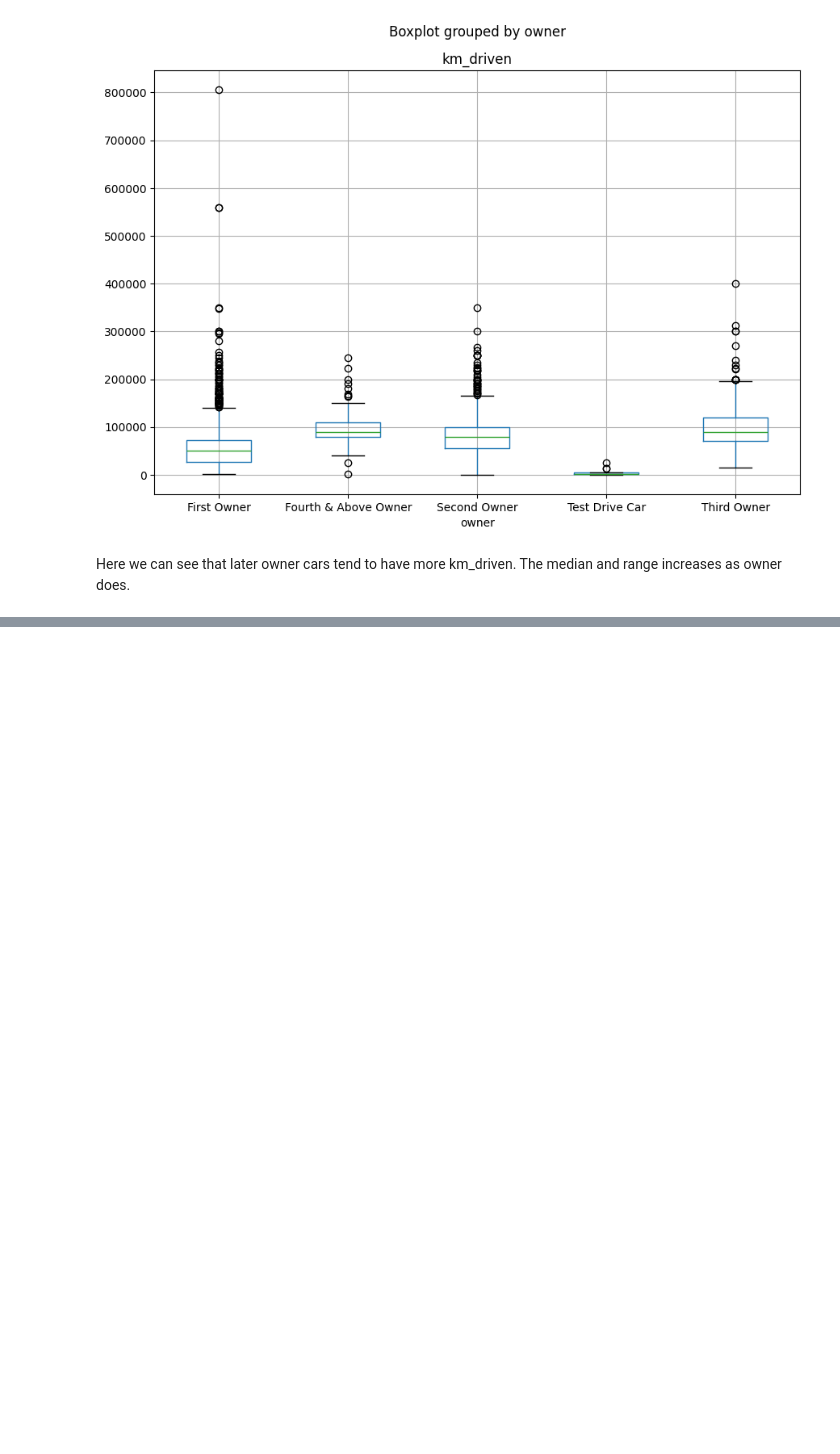
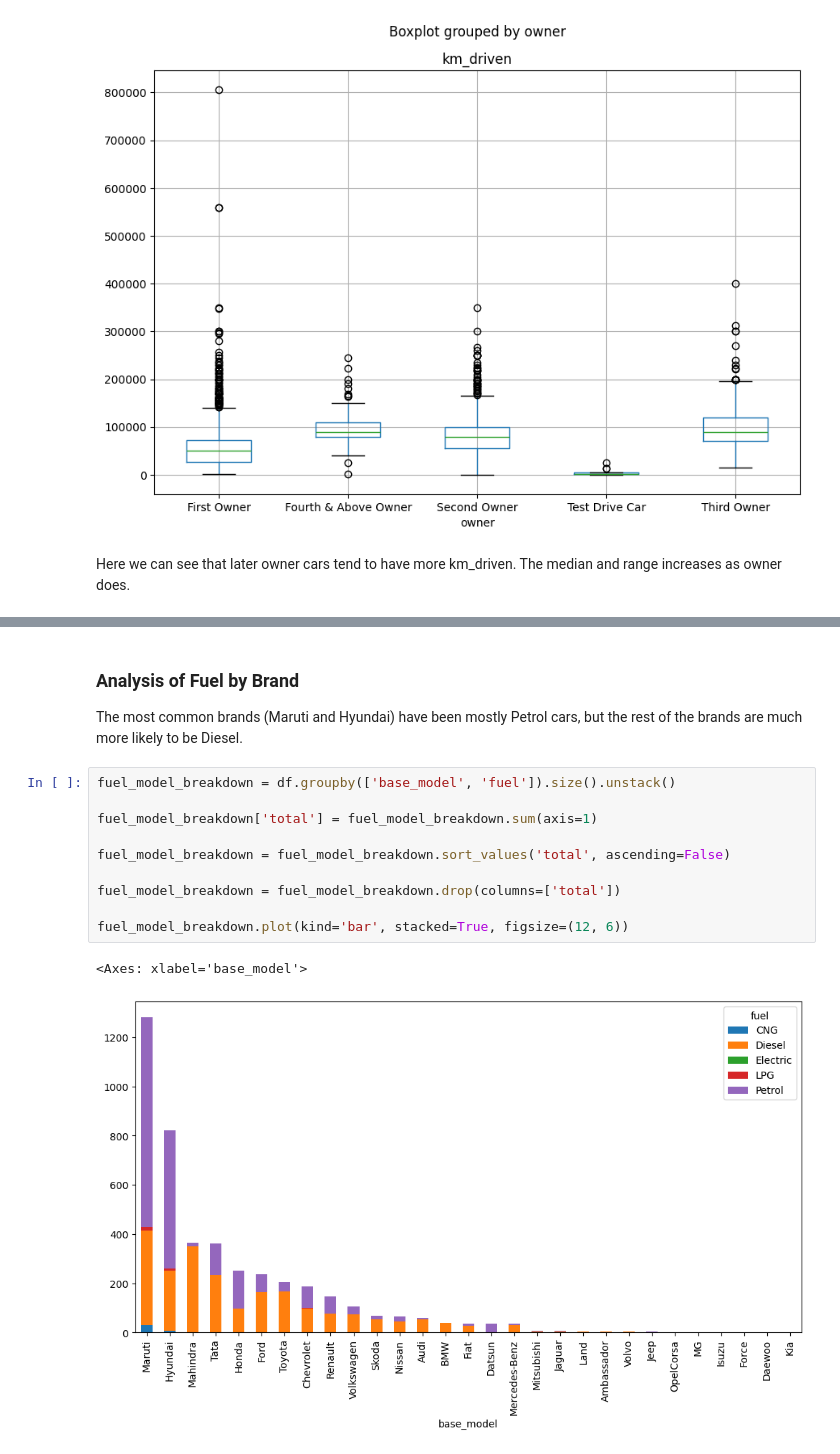
Before and after one commit to leoflewis/631-project-2, a Jupyter notebook: Project-Notebook.ipynb, the cells around one changed output, grey strips where cells are left out. Saved outputs shown, nothing was run; the diff lists cells and outputs as text; blank space fills up the shorter version.

```diff
--- a/Project-Notebook.ipynb
+++ b/Project-Notebook.ipynb
@@ -444,0 +515,18 @@ Here we can see that later owner cars tend to have more km_driven. The median an
+# %% [markdown]
+
+### Analysis of Fuel by Brand
+
+The most common brands (Maruti and Hyundai) have been mostly Petrol cars, but the rest of the brands are much more likely to be Diesel.
+# %%
+fuel_model_breakdown = df.groupby(['base_model', 'fuel']).size().unstack()
+
+fuel_model_breakdown['total'] = fuel_model_breakdown.sum(axis=1)
+
+fuel_model_breakdown = fuel_model_breakdown.sort_values('total', ascending=False)
+
+fuel_model_breakdown = fuel_model_breakdown.drop(columns=['total'])
+
+fuel_model_breakdown.plot(kind='bar', stacked=True, figsize=(12, 6))
+# %% [output]
+<Axes: xlabel='base_model'>
+[figure, added]
```
Also changed, not shown: parts of 11 cells of this notebook.
